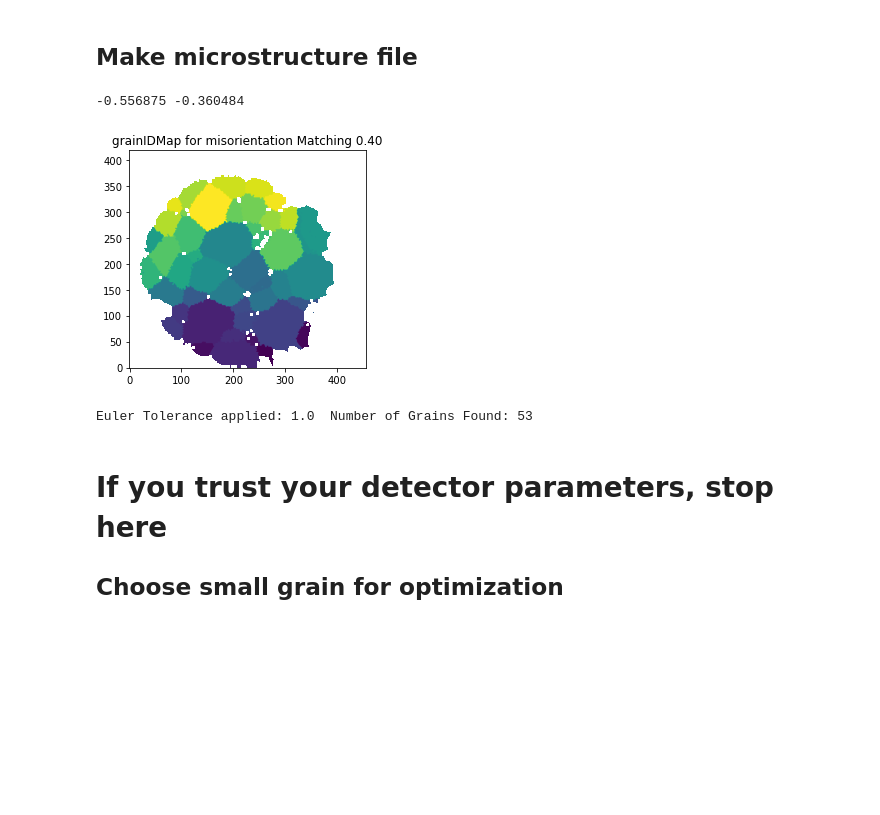
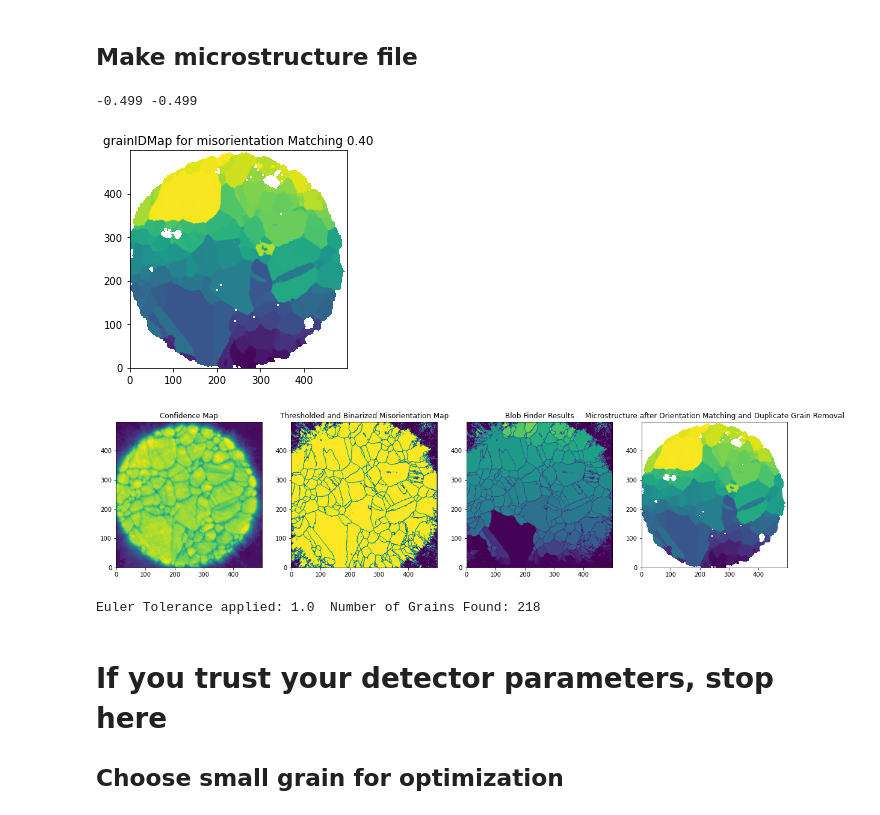
Before and after one commit to xinchenzhou1/ME590_Strain_Reconstruction_Project, a Jupyter notebook: Calibration.ipynb, the cells around one changed output. Saved outputs shown, nothing was run; the diff lists cells and outputs as text; code cells hidden in the pictures; blank space fills up the shorter version.

```diff
--- a/Calibration.ipynb
+++ b/Calibration.ipynb
@@ -15,16 +15,17 @@ import time
 # %%
 #######################################################################################
 # set misorientation threshold (degrees) to binarize the image for blob finding
 blobFindingConf = 1
 # set confidence threshold for finding all voxels in a grain through orientation matching
 oriMatchingConf = 0.4
 #########################################################################################
-Cfg = Config('Config_Files/Config_template.yml')
+Cfg = Config('Config_Files/configTemplateCoCrNi.yml')
 numGrains = find_grains(Cfg, blobFindingConf, oriMatchingConf)
 # %% [output]
--0.556875 -0.360484
+-0.499 -0.499
-[figure, old version]
+[figure, new version]
+[figure, added]
-Euler Tolerance applied: 1.0  Number of Grains Found: 53
+Euler Tolerance applied: 1.0  Number of Grains Found: 218
 # %% [markdown]
 # If you trust your detector parameters, stop here
 
```
Also changed, not shown: parts of 2 cells of this notebook, 2 other files.
